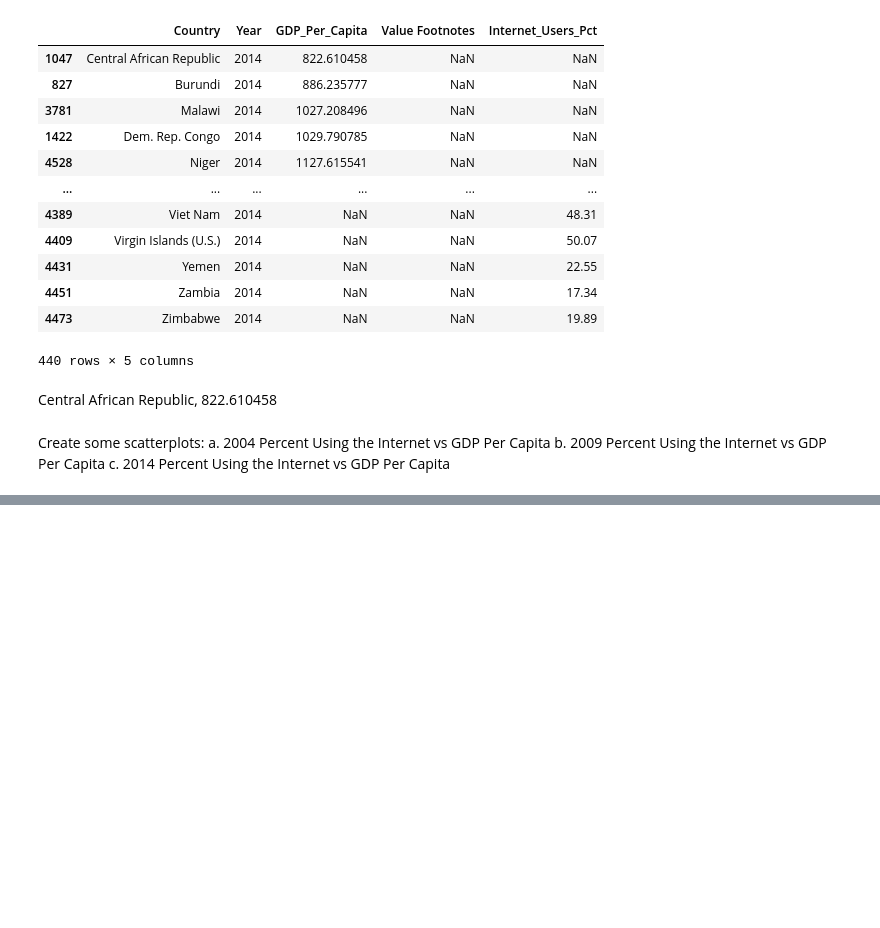
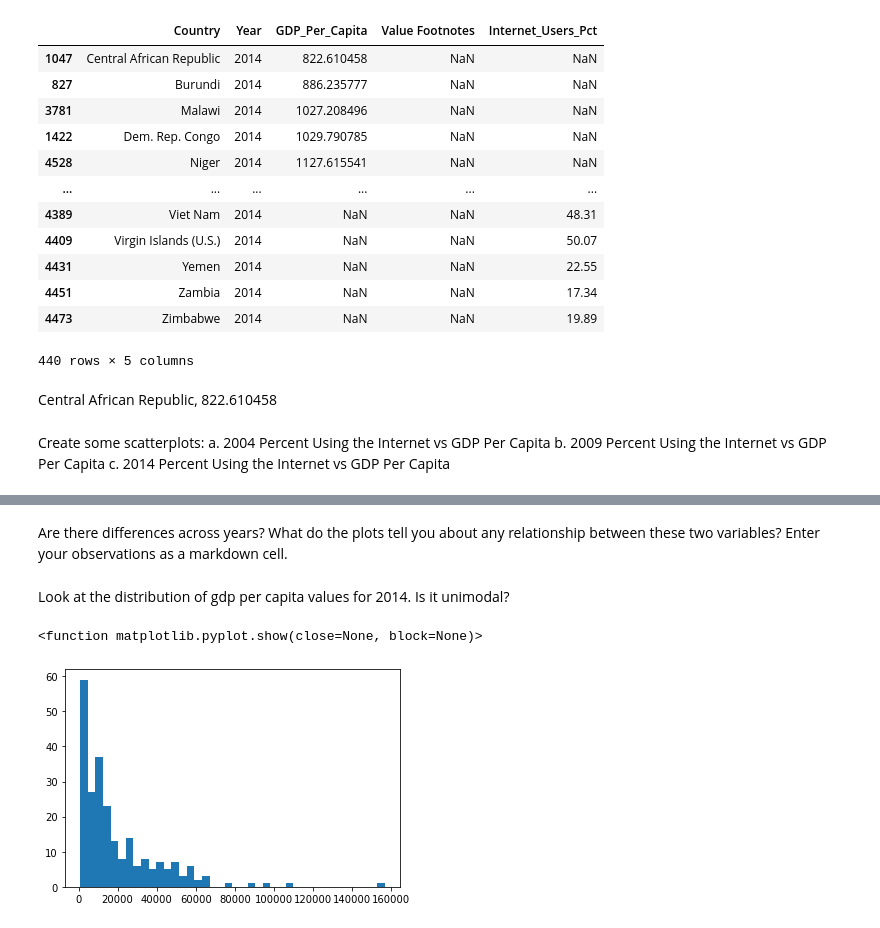
Before and after one commit to NSS-Data-Analytics-Cohort-6/gdp-and-internet-usage-nathanmartin5937, a Jupyter notebook: notebook/gdp_notebook.ipynb, the cells around one changed output, grey strips where cells are left out. Drawn from its saved outputs; the diff is of its cells as text; code cells hidden in the pictures; blank space fills up the shorter version.

```diff
--- a/notebook/gdp_notebook.ipynb
+++ b/notebook/gdp_notebook.ipynb
@@ -335,0 +338,10 @@ c. 2014 Percent Using the Internet vs GDP Per Capita
+# %% [markdown]
+Are there differences across years? What do the plots tell you about any relationship between these two variables? Enter your observations as a markdown cell.
+# %% [markdown]
+Look at the distribution of gdp per capita values for 2014. Is it unimodal?
+# %%
+plt.hist(year_14_df.GDP_Per_Capita, bins=40)
+plt.show
+# %% [output]
+<function matplotlib.pyplot.show(close=None, block=None)>
+[figure, added]
```
Also changed, not shown: parts of 7 cells of this notebook.
